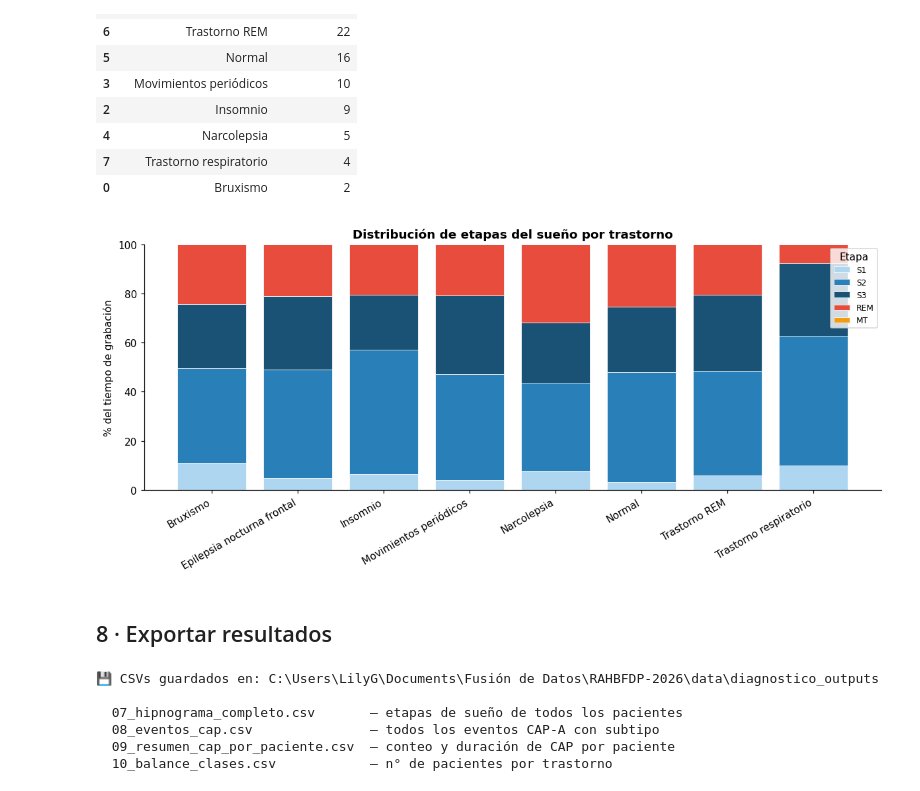
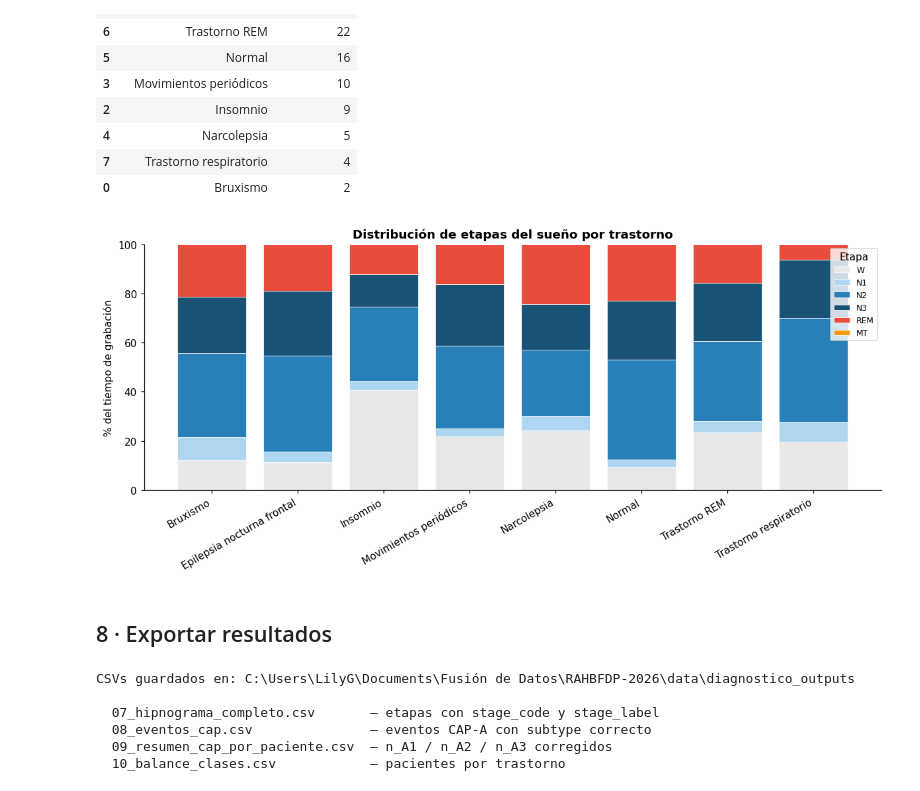
Before and after one commit to Ileana-Castillo/RAHBFDP-2026, a Jupyter notebook: notebooks/diagnostico_anotaciones.ipynb, the cells around one changed output. Cells and saved outputs as stored; diff of their text form; code cells hidden in the pictures.

```diff
--- a/notebooks/diagnostico_anotaciones.ipynb
+++ b/notebooks/diagnostico_anotaciones.ipynb
@@ -318,7 +261,6 @@ print(f'   Eventos CAP-A     : {len(cap_all):,}')
 # %% [markdown]
 ## 4 · Distribución de etapas del sueño
 # %%
-# Tiempo total por etapa (en horas)
 stage_time = (
     stages_all
     .groupby(['stage_code', 'stage_label'])['duration_s']
@@ -328,7 +270,6 @@ stage_time = (
     .sort_values('stage_code')
 )
 
-# Tiempo por etapa por paciente
 stage_per_patient = (
     stages_all
     .groupby(['patient', 'stage_code', 'stage_label'])['duration_s']
@@ -341,7 +282,6 @@ display(stage_time[['stage_label', 'duration_h']].rename(columns={'duration_h':
 
 fig, axes = plt.subplots(1, 2, figsize=(12, 4))
 
-# Pastel de distribución global
 colors = [STAGE_COLORS[c] for c in stage_time['stage_code']]
 axes[0].pie(
     stage_time['duration_h'],
@@ -349,18 +289,17 @@ axes[0].pie(
     colors=colors,
     autopct='%1.1f%%',
     startangle=90,
-    wedgeprops={'edgecolor': 'white', 'linewidth': 1.5}
+    wedgeprops={'edgecolor': 'white', 'linewidth': 1.5},
 )
 axes[0].set_title('Distribución global de etapas\n(tiempo total en dataset)', fontweight='bold')
 
-# Boxplot por etapa (variabilidad entre pacientes)
-order = sorted(stage_per_patient['stage_code'].unique())
-labels_order = [STAGE_LABELS[c] for c in order]
-box_colors   = [STAGE_COLORS[c] for c in order]
+order      = sorted(stage_per_patient['stage_code'].unique())
+labels_ord = [STAGE_CODE_TO_LABEL[c] for c in order]
+box_colors = [STAGE_COLORS[c] for c in order]
 
 bp = axes[1].boxplot(
     [stage_per_patient[stage_per_patient['stage_code'] == c]['duration_min'].values for c in order],
-    labels=labels_order,
+    labels=labels_ord,
     patch_artist=True,
     medianprops={'color': 'black', 'linewidth': 2},
 )
@@ -600,41 +497,45 @@ display(disorder_counts)
 | 7 | Trastorno respiratorio | 4 |
 | 0 | Bruxismo | 2 |
 # %%
-# Distribución de etapas por trastorno (% del tiempo)
 stage_by_disorder = (
     stages_all
     .groupby(['disorder', 'stage_label'])['duration_s']
     .sum()
     .reset_index()
 )
 stage_by_disorder['pct'] = (
-    stage_by_disorder.groupby('disorder')['duration_s']
+    stage_by_disorder
+    .groupby('disorder')['duration_s']
     .transform(lambda x: x / x.sum() * 100)
 )
 
-pivot_stages = stage_by_disorder.pivot(index='disorder', columns='stage_label', values='pct').fillna(0)
+pivot_stages = (
+    stage_by_disorder
+    .pivot(index='disorder', columns='stage_label', values='pct')
+    .fillna(0)
+)
+
+stage_order = [STAGE_CODE_TO_LABEL[c] for c in sorted(STAGE_COLORS)
+               if STAGE_CODE_TO_LABEL[c] in pivot_stages.columns]
+bar_colors  = [STAGE_COLORS[STAGE_LABEL_TO_CODE[s]] for s in stage_order]
 
 fig, ax = plt.subplots(figsize=(11, 5))
-stage_order  = ['Wake', 'S1', 'S2', 'S3', 'S4', 'REM', 'MT']
-stage_order  = [s for s in stage_order if s in pivot_stages.columns]
-bar_colors   = [STAGE_COLORS[{v: k for k, v in STAGE_LABELS.items()}[s]] for s in stage_order]
-
 bottom = np.zeros(len(pivot_stages))
 for stage, color in zip(stage_order, bar_colors):
-    if stage in pivot_stages.columns:
-        vals = pivot_stages[stage].values
-        ax.bar(pivot_stages.index, vals, bottom=bottom, label=stage, color=color, edgecolor='white', linewidth=0.5)
-        bottom += vals
+    vals = pivot_stages[stage].values
+    ax.bar(pivot_stages.index, vals, bottom=bottom, label=stage,
+           color=color, edgecolor='white', linewidth=0.5)
+    bottom += vals
 
 ax.set_ylabel('% del tiempo de grabación')
 ax.set_title('Distribución de etapas del sueño por trastorno', fontsize=12, fontweight='bold')
 ax.legend(loc='upper right', fontsize=8, title='Etapa')
 plt.xticks(rotation=30, ha='right')
 sns.despine()
 plt.tight_layout()
 plt.show()
 # %% [output]
-[figure, old version]
+[figure, new version]
 # %% [markdown]
 ## 8 · Exportar resultados
 # %%
@@ -643,16 +544,16 @@ cap_all.to_csv(OUT_DIR / '08_eventos_cap.csv', index=False)
 cap_summary.to_csv(OUT_DIR / '09_resumen_cap_por_paciente.csv', index=False)
 disorder_counts.to_csv(OUT_DIR / '10_balance_clases.csv', index=False)
 
-print(f'💾 CSVs guardados en: {OUT_DIR.resolve()}')
+print(f'CSVs guardados en: {OUT_DIR.resolve()}')
 print()
-print('  07_hipnograma_completo.csv       — etapas de sueño de todos los pacientes')
-print('  08_eventos_cap.csv               — todos los eventos CAP-A con subtipo')
-print('  09_resumen_cap_por_paciente.csv  — conteo y duración de CAP por paciente')
-print('  10_balance_clases.csv            — n° de pacientes por trastorno')
+print('  07_hipnograma_completo.csv       — etapas con stage_code y stage_label')
+print('  08_eventos_cap.csv               — eventos CAP-A con subtype correcto')
+print('  09_resumen_cap_por_paciente.csv  — n_A1 / n_A2 / n_A3 corregidos')
+print('  10_balance_clases.csv            — pacientes por trastorno')
 # %% [output]
-💾 CSVs guardados en: C:\Users\LilyG\Documents\Fusión de Datos\RAHBFDP-2026\data\diagnostico_outputs
+CSVs guardados en: C:\Users\LilyG\Documents\Fusión de Datos\RAHBFDP-2026\data\diagnostico_outputs
 
-  07_hipnograma_completo.csv       — etapas de sueño de todos los pacientes
-  08_eventos_cap.csv               — todos los eventos CAP-A con subtipo
-  09_resumen_cap_por_paciente.csv  — conteo y duración de CAP por paciente
-  10_balance_clases.csv            — n° de pacientes por trastorno
+  07_hipnograma_completo.csv       — etapas con stage_code y stage_label
+  08_eventos_cap.csv               — eventos CAP-A con subtype correcto
+  09_resumen_cap_por_paciente.csv  — n_A1 / n_A2 / n_A3 corregidos
+  10_balance_clases.csv            — pacientes por trastorno
```
Also changed, not shown: parts of 22 cells of this notebook, 3 other files.
